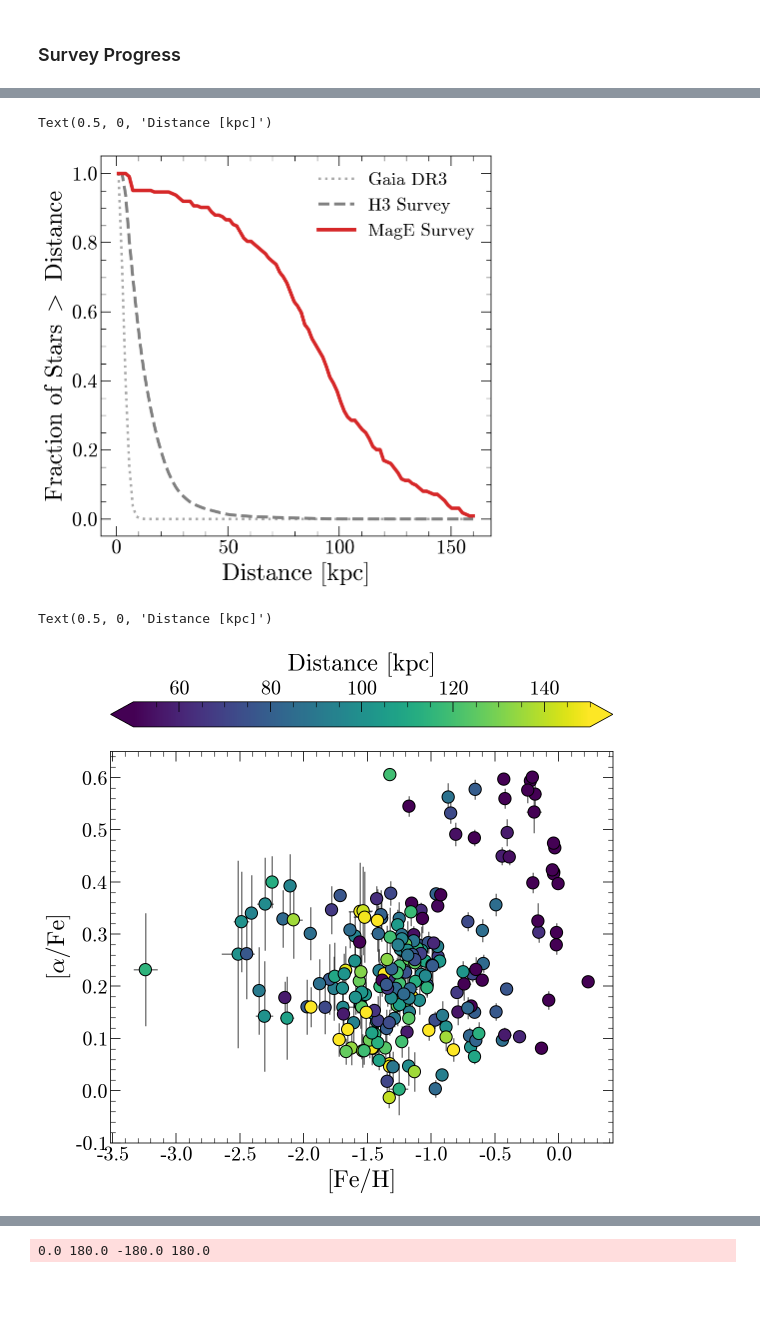
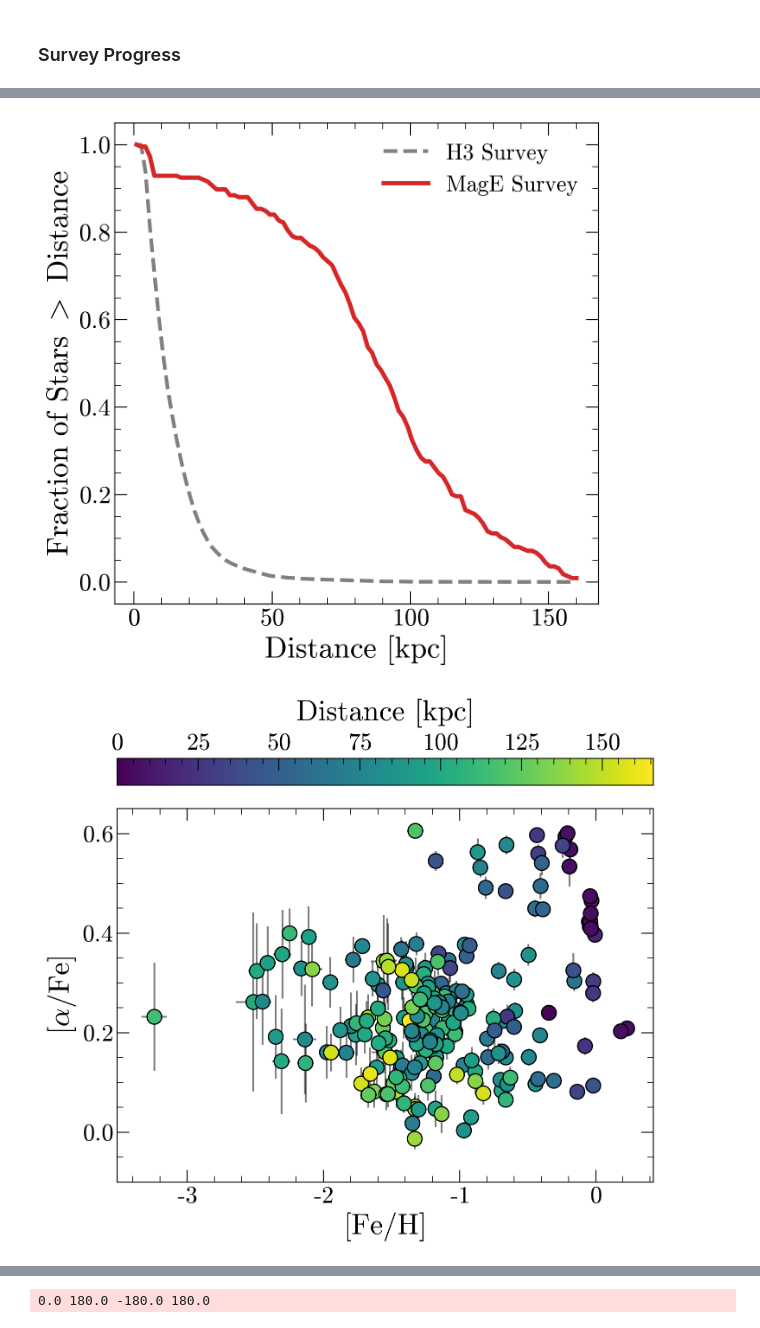
Before and after one commit to vedantchandra/merlin, a Jupyter notebook: pipeline/nb/00_survey_overview.ipynb, the cells around one changed output, grey strips where cells are left out. Saved outputs shown, nothing was run; the diff lists cells and outputs as text; code cells hidden in the pictures; blank space fills up the shorter version.

Commit message:
summary plots

```diff
--- a/pipeline/nb/00_survey_overview.ipynb
+++ b/pipeline/nb/00_survey_overview.ipynb
@@ -22,7 +24,7 @@ hgiants = (
 catalog = 'mage'
 version = 'V0.03'
 # %%
-mage = Table.read('/n/holyscratch01/conroy_lab/vchandra/mage/catalogs/%s_rcat_%s_MSG.fits' % (catalog, version))
+mage = Table.read('/Users/vedantchandra/0_research/data/mage/catalogs/%s_rcat_%s_MSG.fits' % (catalog, version))
 # %%
 print(len(mage))
 # %% [output]
@@ -34,3 +34,2 @@ from astropy.time import Time
-# %%
-plt.style.use('~/vedant.mplstyle')
-%config InlineBackend.figure_format='retina'
+# %%
+mage['year'] = Time(mage['mage_mjd'], format = 'mjd').jyear
@@ -40,7 +43,11 @@ clean = (
     (mage['Vrot'] < 50)&
     (mage['tdb_selection'] != 'kd6')&
     (mage['tdb_selection'] != 'rvs')&
-    (mage['tdb_selection'] != 'tell')
+    (mage['tdb_selection'] != 'tell')&
+    (mage['tdb_selection'] != 'eri')&
+    (mage['tdb_selection'] != 'h3')&
+    (mage['tdb_selection'] != 'pictdg')&
+    (mage['tdb_selection'] != 'pscdg')
 
 )
 
@@ -91,5 +132,5 @@ nstar_gaia = gtrhist(tab2['r_med_geo'] / 1000, dbins)
 # %%
-plt.plot(dbins, nstar_gaia / np.max(nstar_gaia), color = 'darkgray', lw = 2.5, ls = ':', label = 'Gaia DR3')
+# plt.plot(dbins, nstar_gaia / np.max(nstar_gaia), color = 'darkgray', lw = 2.5, ls = ':', label = 'Gaia DR3')
 plt.plot(dbins, nstar_h3 / np.max(nstar_h3), color = 'gray', lw = 3, ls = '--', label = 'H3 Survey')
 plt.plot(dbins, nstar_mage / np.max(nstar_mage), color = 'C3', lw = 3.5, label = 'MagE Survey')
 
@@ -102,20 +143,25 @@ plt.legend(framealpha = 0)
 
 plt.ylabel('Fraction of Stars $>$ Distance')
 plt.xlabel('Distance [kpc]')
+
+plt.savefig('fig/distance_h3comp.pdf')
 # %% [output]
-Text(0.5, 0, 'Distance [kpc]')
-[figure, old version]
+[figure, new version]
 # %%
-plt.figure(figsize = (9, 9))
-plt.scatter(mage[clean]['FeH'], mage[clean]['aFe'], c = mage[clean]['Dist'], cmap = 'viridis', s = 150, edgecolor = 'k',
-           vmin = 50, vmax = 150)
-plt.errorbar(mage[clean]['FeH'], mage[clean]['aFe'], xerr = mage[clean]['FeH_err'], yerr = mage[clean]['aFe_err'],
+plt.figure(figsize = (8, 7))
+plt.scatter(mage[clean]['FeH'], mage[clean]['aFe'],
+            c = mage[clean]['Dist'], cmap = 'viridis', s = 150, edgecolor = 'k',
+           vmin = 0)
+plt.errorbar(mage[clean]['FeH'], mage[clean]['aFe'], xerr = mage[clean]['FeH_err'],
+             yerr = mage[clean]['aFe_err'],
              linestyle = 'none', zorder = 0, ecolor = 'k', alpha = 0.5)
+
 plt.xlabel('[Fe/H]')
 plt.ylabel(r'[$\alpha$/Fe]')
 plt.ylim(-0.1, 0.65)
-cbar = plt.colorbar(location = 'top', orientation = 'horizontal', extend = 'both')
+cbar = plt.colorbar(location = 'top', orientation = 'horizontal')
 cbar.ax.set_xlabel('Distance [kpc]', labelpad = 10.5)
+
+plt.savefig('fig/tw_distance.pdf')
 # %% [output]
-Text(0.5, 0, 'Distance [kpc]')
-[figure, old version]
+[figure, new version]
```
Also changed, not shown: parts of 17 cells of this notebook, 3 other files.
